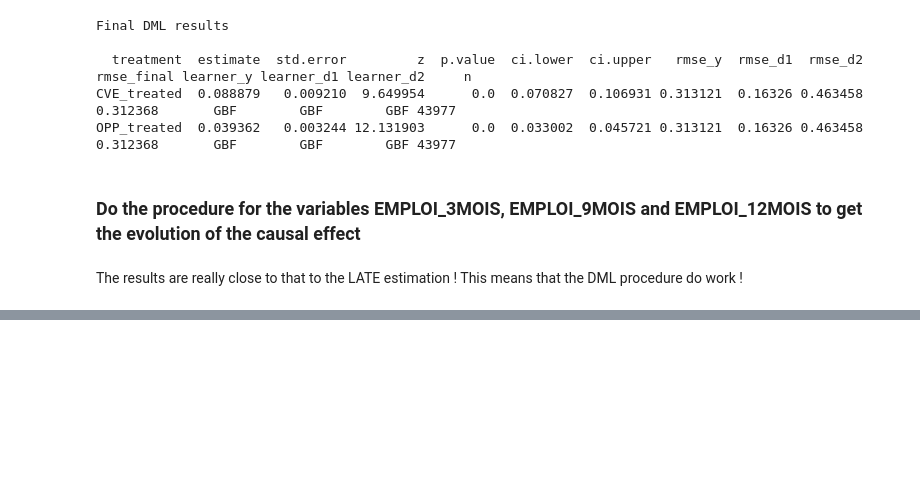
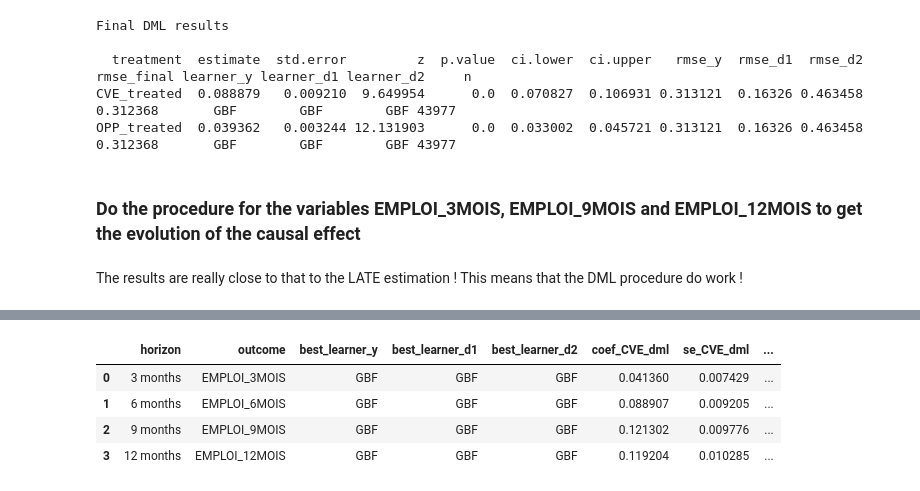
Before and after one commit to selaazdoudi/Private-vs-Public-Job-Search-Counseling, a Jupyter notebook: DML_LATE.ipynb, the cells around one changed output, grey strips where cells are left out. Cells and saved outputs as stored; diff of their text form; code cells hidden in the pictures; blank space fills up the shorter version.

```diff
--- a/DML_LATE.ipynb
+++ b/DML_LATE.ipynb
@@ -673,0 +844,20 @@ NameError: name 'results_EMPLOI_9MOIS' is not defined
+# %%
+dml_summary = summary_table.copy()
+
+dml_summary["months"] = dml_summary["horizon"].str.extract(r"(\d+)").astype(int)
+
+dml_summary = dml_summary.rename(columns={
+    "coef_CVE": "coef_CVE_dml",
+    "se_CVE": "se_CVE_dml",
+    "coef_OPP": "coef_OPP_dml",
+    "se_OPP": "se_OPP_dml"
+})
+
+dml_summary = dml_summary.sort_values("months")
+display(dml_summary)
+# %% [output]
+|  | horizon | outcome | best_learner_y | best_learner_d1 | best_learner_d2 | coef_CVE_dml | se_CVE_dml | ... |
+| 0 | 3 months | EMPLOI_3MOIS | GBF | GBF | GBF | 0.041360 | 0.007429 | ... |
+| 1 | 6 months | EMPLOI_6MOIS | GBF | GBF | GBF | 0.088907 | 0.009205 | ... |
+| 2 | 9 months | EMPLOI_9MOIS | GBF | GBF | GBF | 0.121302 | 0.009776 | ... |
+| 3 | 12 months | EMPLOI_12MOIS | GBF | GBF | GBF | 0.119204 | 0.010285 | ... |
```
Also changed, not shown: parts of 11 cells of this notebook, 1 other file.
